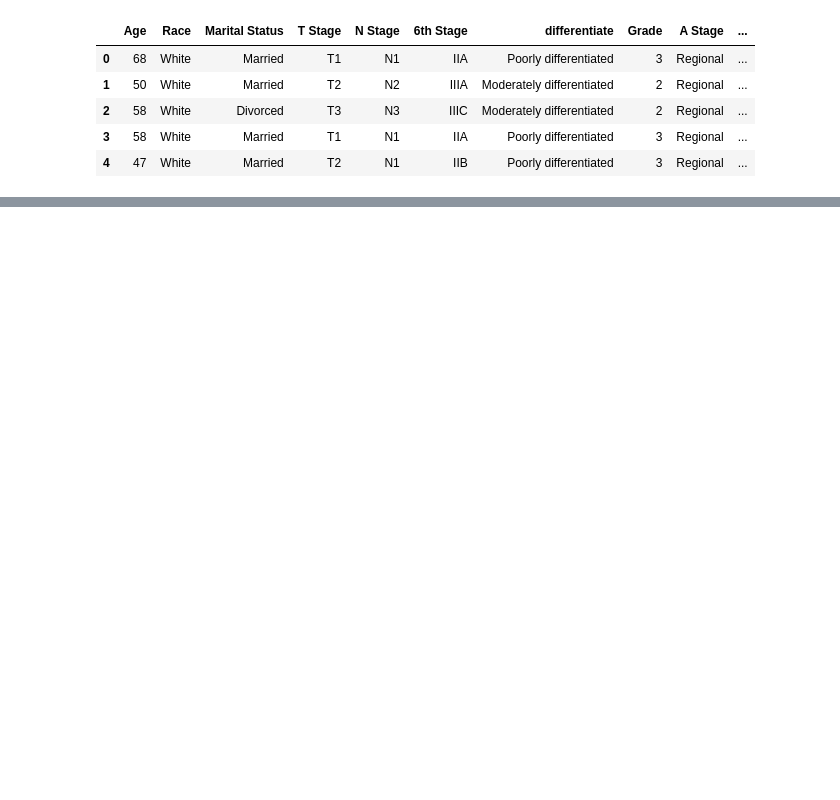
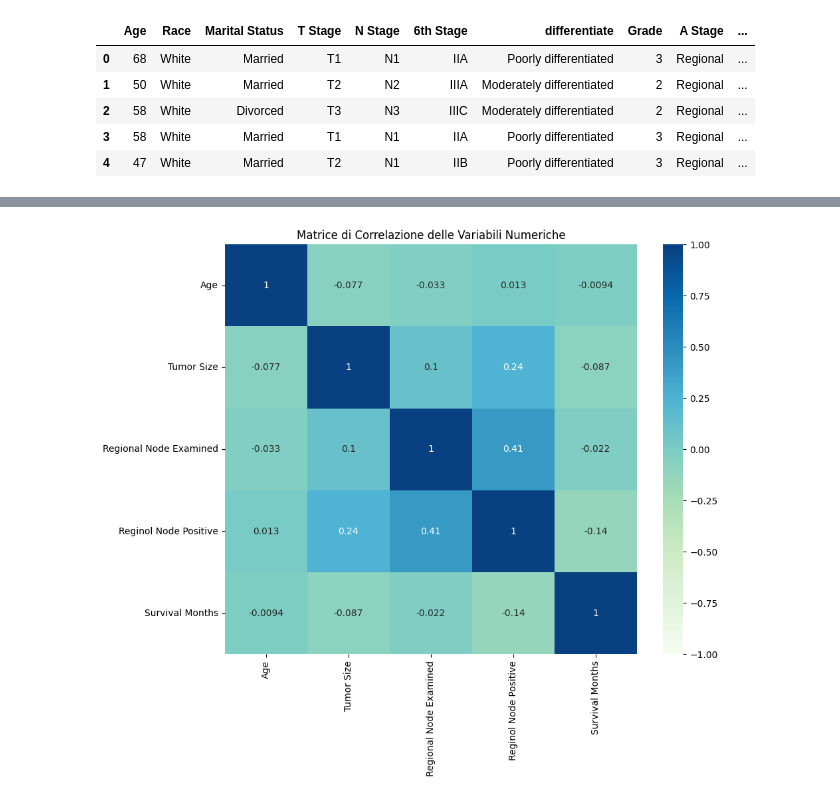
Before and after one commit to andreeriga/Scientific-Visualization-Magistrale, a Jupyter notebook: notebooks/breast.ipynb, the cells around one changed output, grey strips where cells are left out. Cells and saved outputs as stored; diff of their text form; code cells hidden in the pictures; blank space fills up the shorter version.

```diff
--- a/notebooks/breast.ipynb
+++ b/notebooks/breast.ipynb
@@ -16,0 +93,22 @@ df.head(5)
+# %%
+num_cols = [
+    "Age",
+    "Tumor Size",
+    "Regional Node Examined",
+    "Reginol Node Positive",
+    "Survival Months"
+]
+
+plt.figure(figsize=(10,8))
+sns.heatmap(
+    df[num_cols].corr(),
+    annot=True,
+    cmap="GnBu",
+    vmin = -1,
+    vmax = 1
+)
+
+plt.title("Matrice di Correlazione delle Variabili Numeriche")
+plt.show()
+# %% [output]
+[figure, added]
```
Also changed, not shown: parts of 3 cells of this notebook, 2 other files.
